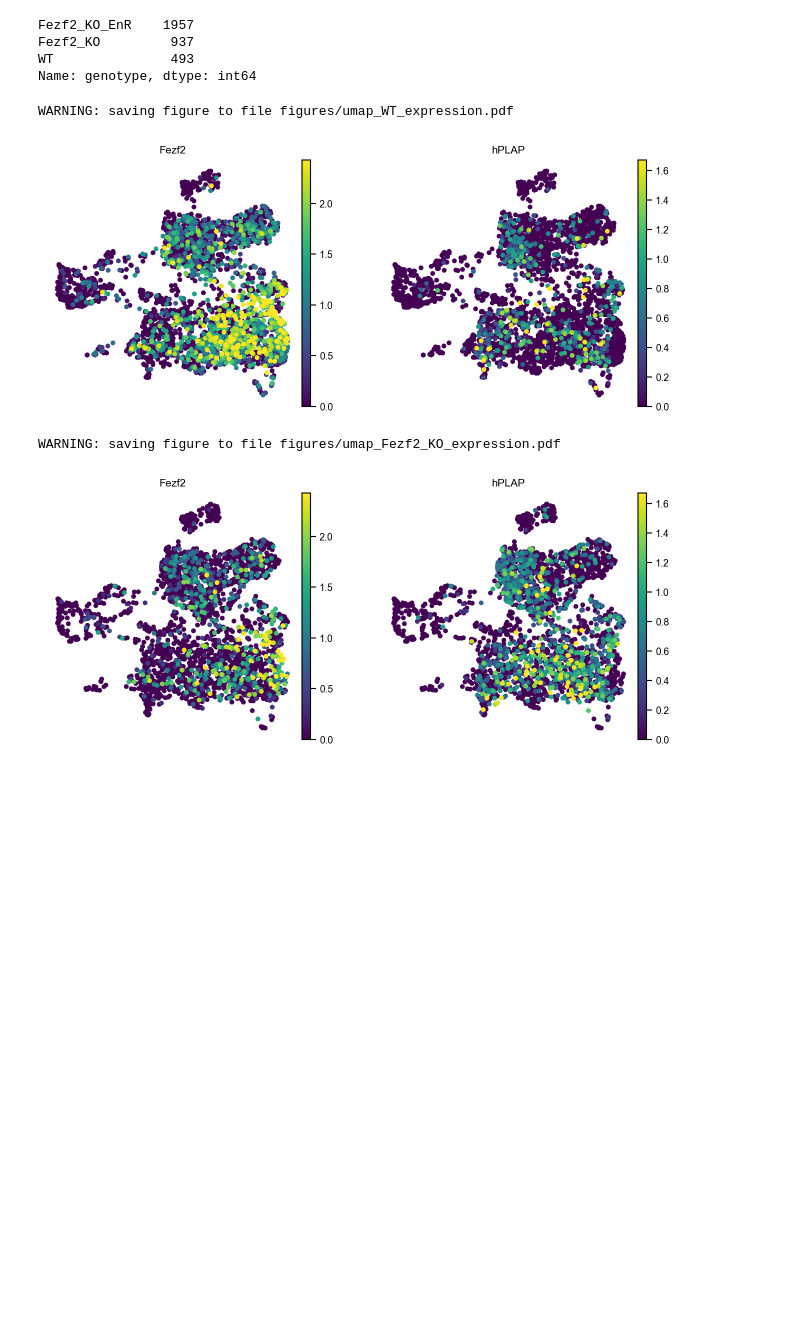
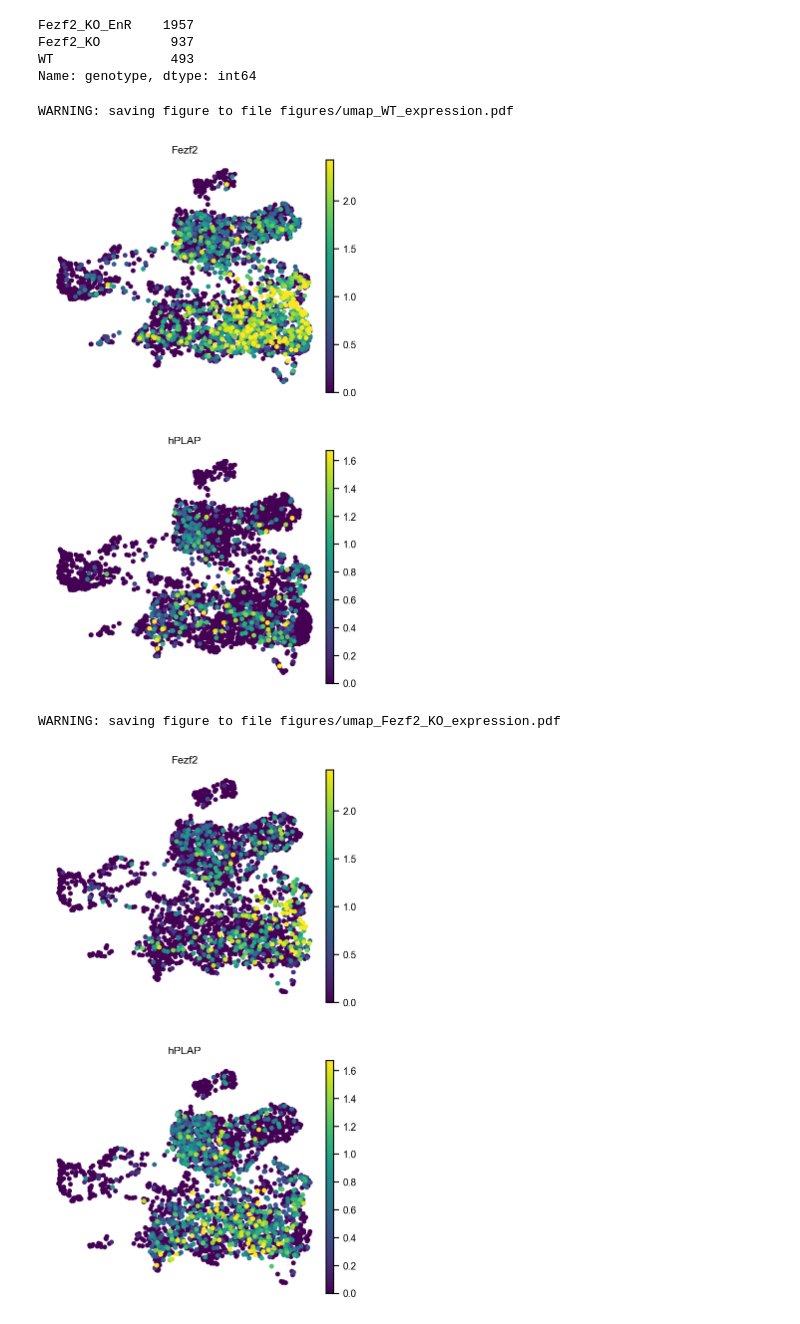
Before and after one commit to j-germino/M-cells, a Jupyter notebook: code/EnR_data/PLAP_test.ipynb, the cells around one changed output. Drawn from its saved outputs; the diff is of its cells as text; code cells hidden in the pictures; blank space fills up the shorter version.

Commit message:
more figure tweaks

```diff
--- a/code/EnR_data/PLAP_test.ipynb
+++ b/code/EnR_data/PLAP_test.ipynb
@@ -151,34 +151,37 @@ for gene in ["Fezf2", "hPLAP"]:
 
 sc.pl.umap(
     adata_PLAP[adata_PLAP.obs.batch == "WT"],
     color=["Fezf2", "hPLAP"],
     layer="log1p",
     s=75,
     vmin=vmin,
     vmax=vmax,
+    ncols=1,
     save="_WT_expression.pdf"
 )
 sc.pl.umap(
     adata_PLAP[adata_PLAP.obs.batch == "Fezf2_KO"],
     color=["Fezf2", "hPLAP"],
     layer="log1p",
     s=75,
     vmin=vmin,
     vmax=vmax,
+    ncols=1,
     save="_Fezf2_KO_expression.pdf"
 )
 sc.pl.umap(
     adata_PLAP[adata_PLAP.obs.batch == "Fezf2_KO_EnR"],
     color=["Fezf2", "hPLAP"],
     layer="log1p",
     s=75,
     vmin=vmin,
     vmax=vmax,
+    ncols=1,
     save="_Fezf2_KO_EnR_expression.pdf"
 )
 # %% [output]
 WARNING: saving figure to file figures/umap_WT_expression.pdf
-[figure, old version]
+[figure, new version]
 WARNING: saving figure to file figures/umap_Fezf2_KO_expression.pdf
-[figure, old version]
+[figure, new version]
 WARNING: saving figure to file figures/umap_Fezf2_KO_EnR_expression.pdf
```
Also changed, not shown: parts of 1 cell of this notebook, 24 other files.
